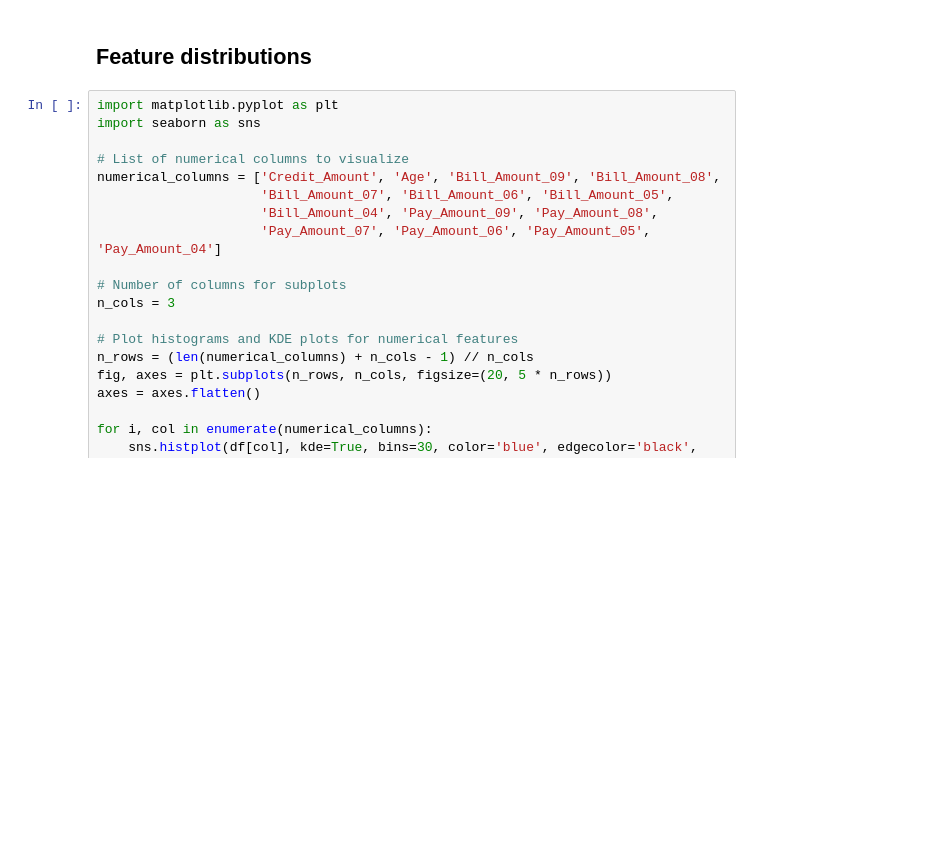
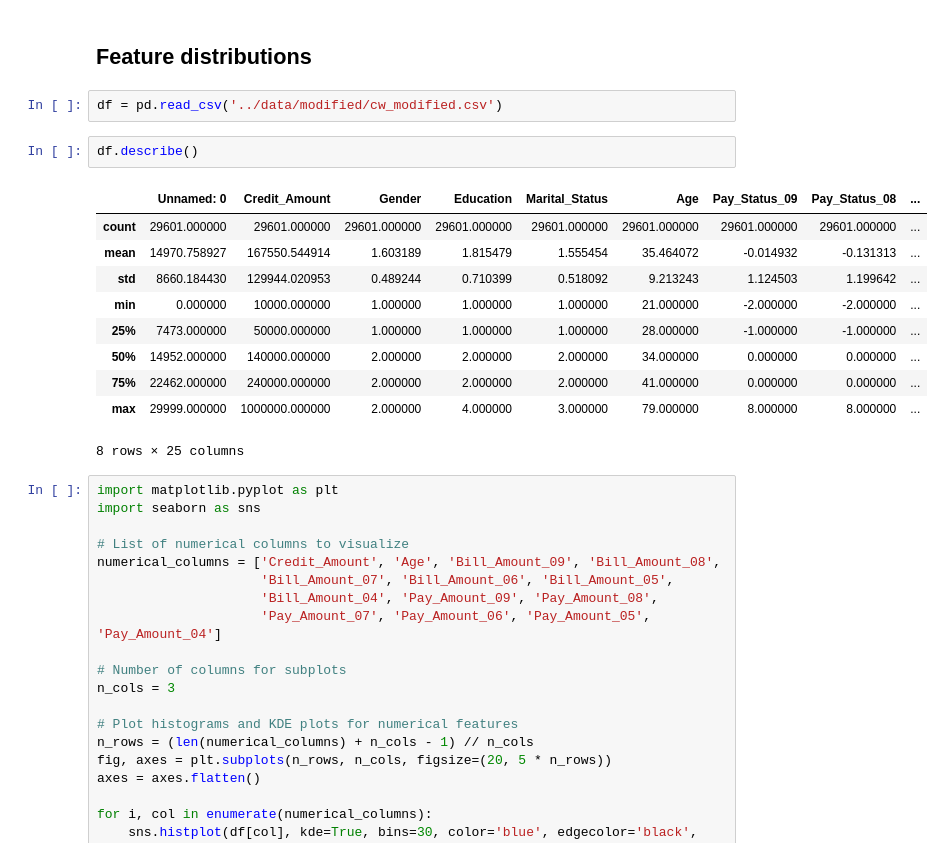
Before and after one commit to dimdimlv/tsi_uwe_ml_coursework, a Jupyter notebook: notebooks/EDA.ipynb, the cells around one changed output. Drawn from its saved outputs; the diff is of its cells as text; blank space fills up the shorter version.

```diff
--- a/notebooks/EDA.ipynb
+++ b/notebooks/EDA.ipynb
@@ -499,6 +499,21 @@ dtypes: category(10), int64(14)
 memory usage: 3.7 MB
 # %% [markdown]
 ## Feature distributions
+# %%
+df = pd.read_csv('../data/modified/cw_modified.csv')
+# %%
+df.describe()
+# %% [output]
+|  | Unnamed: 0 | Credit_Amount | Gender | Education | Marital_Status | Age | Pay_Status_09 | Pay_Status_08 | ... |
+| count | 29601.000000 | 29601.000000 | 29601.000000 | 29601.000000 | 29601.000000 | 29601.000000 | 29601.000000 | 29601.000000 | ... |
+| mean | 14970.758927 | 167550.544914 | 1.603189 | 1.815479 | 1.555454 | 35.464072 | -0.014932 | -0.131313 | ... |
+| std | 8660.184430 | 129944.020953 | 0.489244 | 0.710399 | 0.518092 | 9.213243 | 1.124503 | 1.199642 | ... |
+| min | 0.000000 | 10000.000000 | 1.000000 | 1.000000 | 1.000000 | 21.000000 | -2.000000 | -2.000000 | ... |
+| 25% | 7473.000000 | 50000.000000 | 1.000000 | 1.000000 | 1.000000 | 28.000000 | -1.000000 | -1.000000 | ... |
+| 50% | 14952.000000 | 140000.000000 | 2.000000 | 2.000000 | 2.000000 | 34.000000 | 0.000000 | 0.000000 | ... |
+| 75% | 22462.000000 | 240000.000000 | 2.000000 | 2.000000 | 2.000000 | 41.000000 | 0.000000 | 0.000000 | ... |
+| max | 29999.000000 | 1000000.000000 | 2.000000 | 4.000000 | 3.000000 | 79.000000 | 8.000000 | 8.000000 | ... |
+8 rows × 25 columns
 # %%
 import matplotlib.pyplot as plt
 import seaborn as sns
```
Also changed, not shown: 9 other files.
